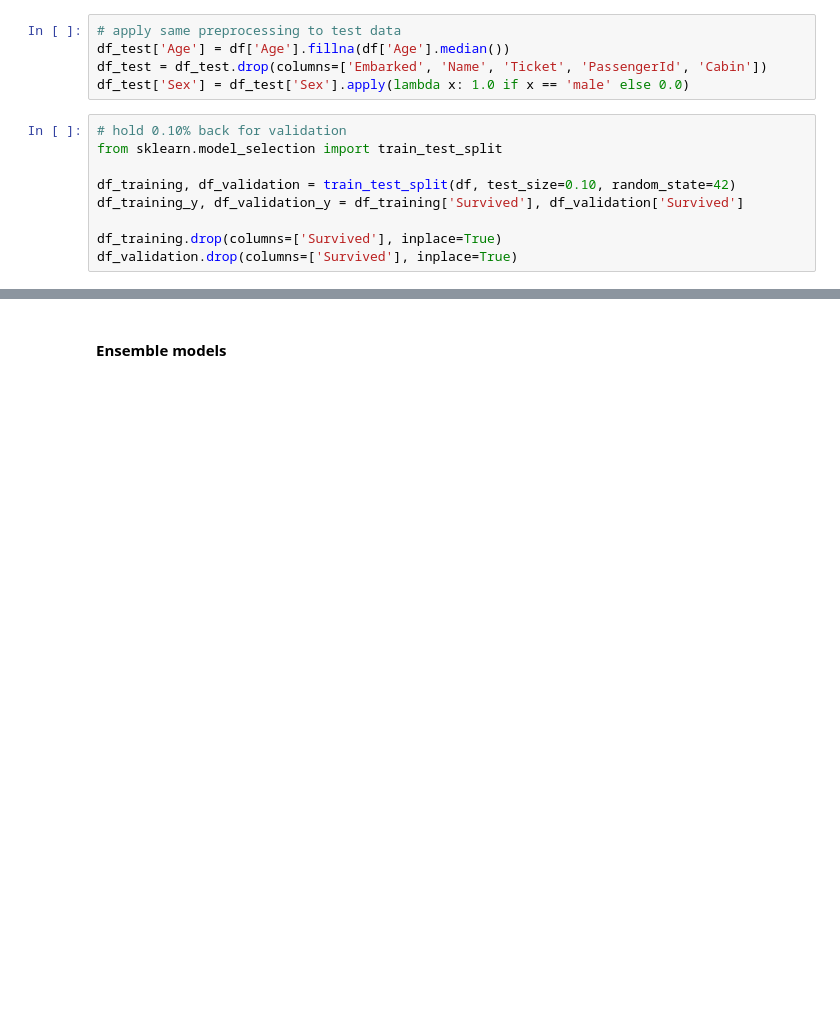
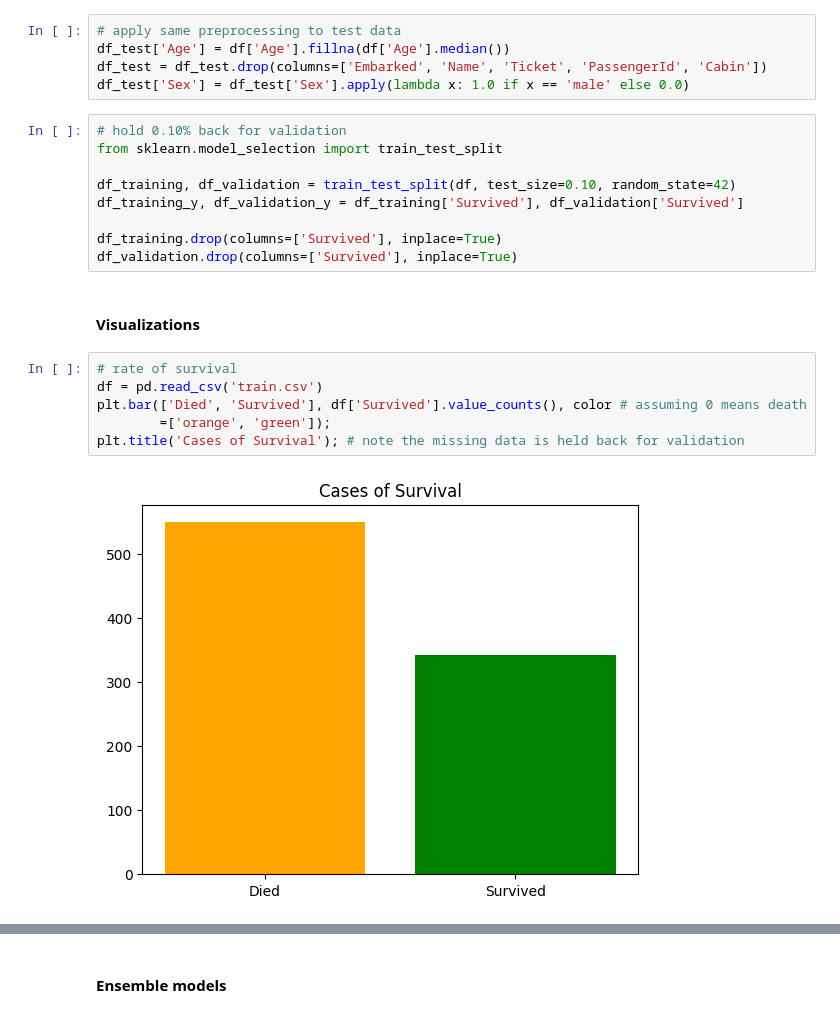
Before and after one commit to ubuti/applied_data_science, a Jupyter notebook: titanic/explo.ipynb, the cells around one changed output, grey strips where cells are left out. Drawn from its saved outputs; the diff is of its cells as text; blank space fills up the shorter version.

```diff
--- a/titanic/explo.ipynb
+++ b/titanic/explo.ipynb
@@ -99,3 +104,13 @@ df_training_y, df_validation_y = df_training['Survived'], df_validation['Survive
 
 df_training.drop(columns=['Survived'], inplace=True)
 df_validation.drop(columns=['Survived'], inplace=True)
+# %% [markdown]
+#### Visualizations
+# %%
+# rate of survival
+df = pd.read_csv('train.csv')
+plt.bar(['Died', 'Survived'], df['Survived'].value_counts(), color # assuming 0 means death
+        =['orange', 'green']);
+plt.title('Cases of Survival'); # note the missing data is held back for validation
+# %% [output]
+[figure, added]
```
Also changed, not shown: parts of 16 cells of this notebook, 2 other files.
